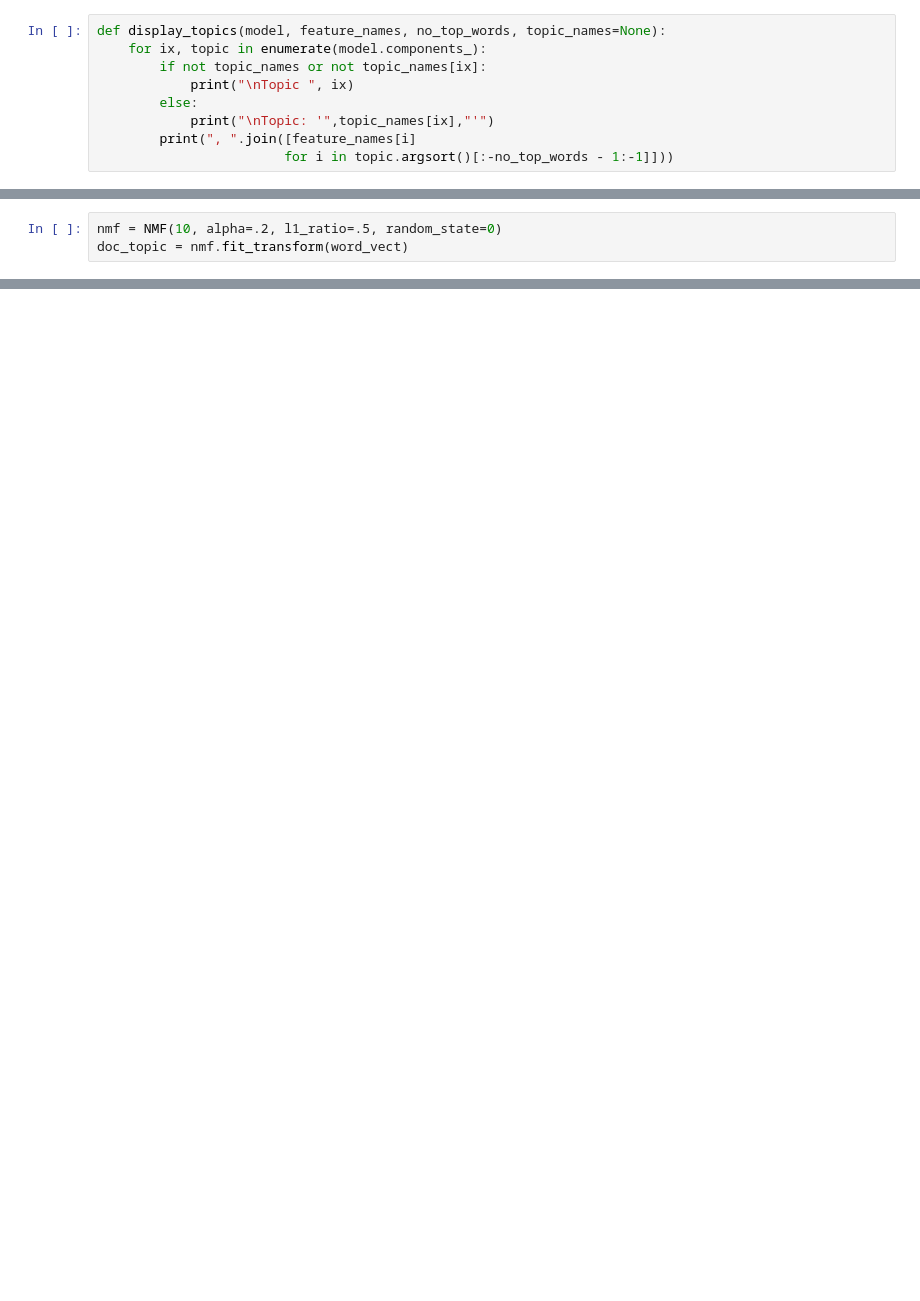
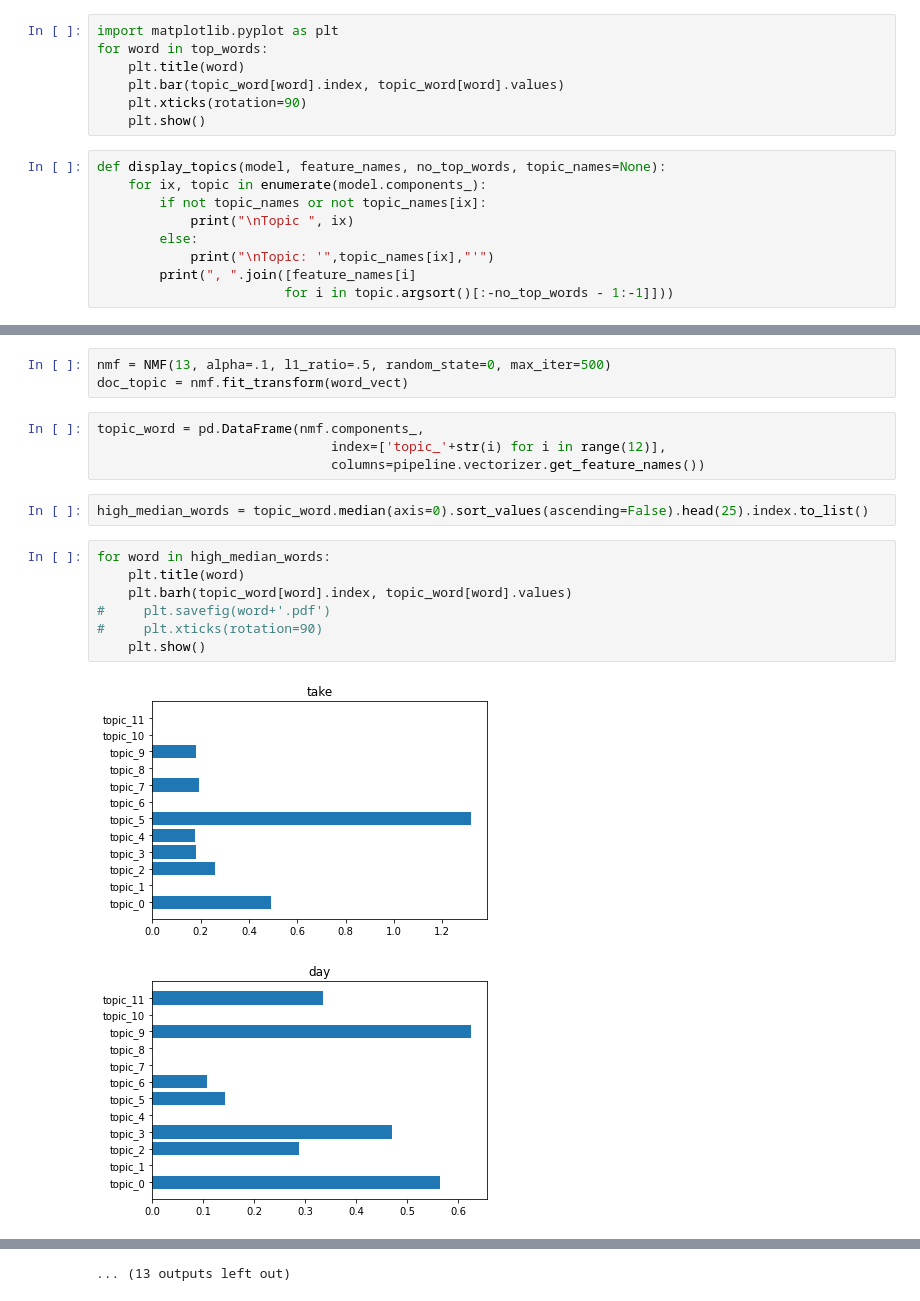
Before and after one commit to dirtylittledirtbike/project_04, a Jupyter notebook: notebooks/text_eda.ipynb, the cells around one changed output, grey strips where cells are left out. Saved outputs shown, nothing was run; the diff lists cells and outputs as text; blank space fills up the shorter version.

Commit message:
topic modeling finally works

```diff
--- a/notebooks/text_eda.ipynb
+++ b/notebooks/text_eda.ipynb
@@ -255,3 +388,10 @@ topic_word = pd.DataFrame(lsa.components_,
+# %%
+import matplotlib.pyplot as plt
+for word in top_words:
+    plt.title(word)
+    plt.bar(topic_word[word].index, topic_word[word].values)
+    plt.xticks(rotation=90)
+    plt.show()
 # %%
 def display_topics(model, feature_names, no_top_words, topic_names=None):
     for ix, topic in enumerate(model.components_):
@@ -291,3 +427,19 @@ plot_topics(lsa, topic=9, num_words=40)
 # %%
-nmf = NMF(10, alpha=.2, l1_ratio=.5, random_state=0)
+nmf = NMF(13, alpha=.1, l1_ratio=.5, random_state=0, max_iter=500)
 doc_topic = nmf.fit_transform(word_vect)
+# %%
+topic_word = pd.DataFrame(nmf.components_,
+                              index=['topic_'+str(i) for i in range(12)],
+                              columns=pipeline.vectorizer.get_feature_names())
+# %%
+high_median_words = topic_word.median(axis=0).sort_values(ascending=False).head(25).index.to_list()
+# %%
+for word in high_median_words:
+    plt.title(word)
+    plt.barh(topic_word[word].index, topic_word[word].values)
+#     plt.savefig(word+'.pdf')
+#     plt.xticks(rotation=90)
+    plt.show()
+# %% [output]
+[figure, added]
+[figure, added]
@@ -293,0 +456 @@ doc_topic = nmf.fit_transform(word_vect)
+... (13 outputs left out)
```
Also changed, not shown: parts of 30 cells of this notebook, 3 other files.
